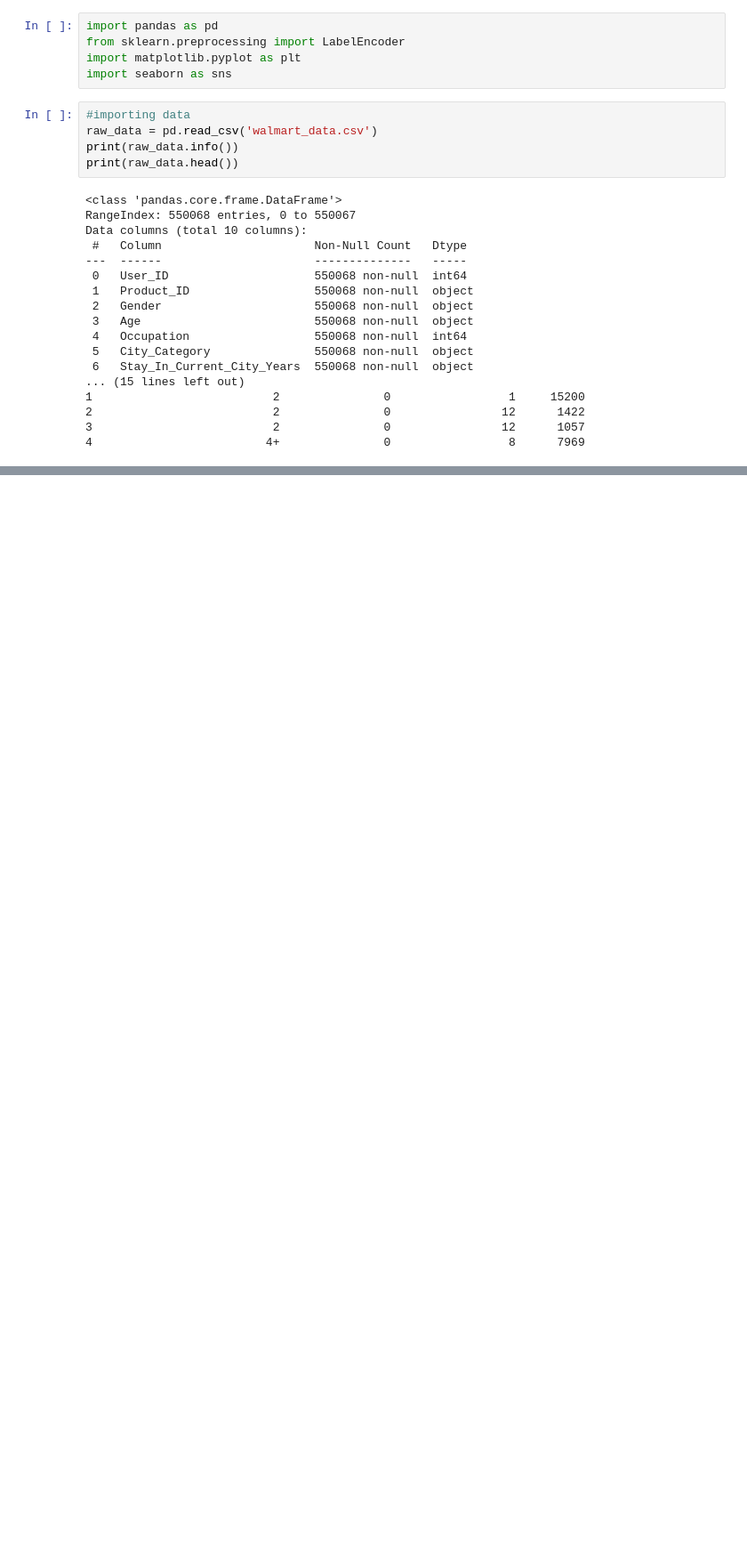
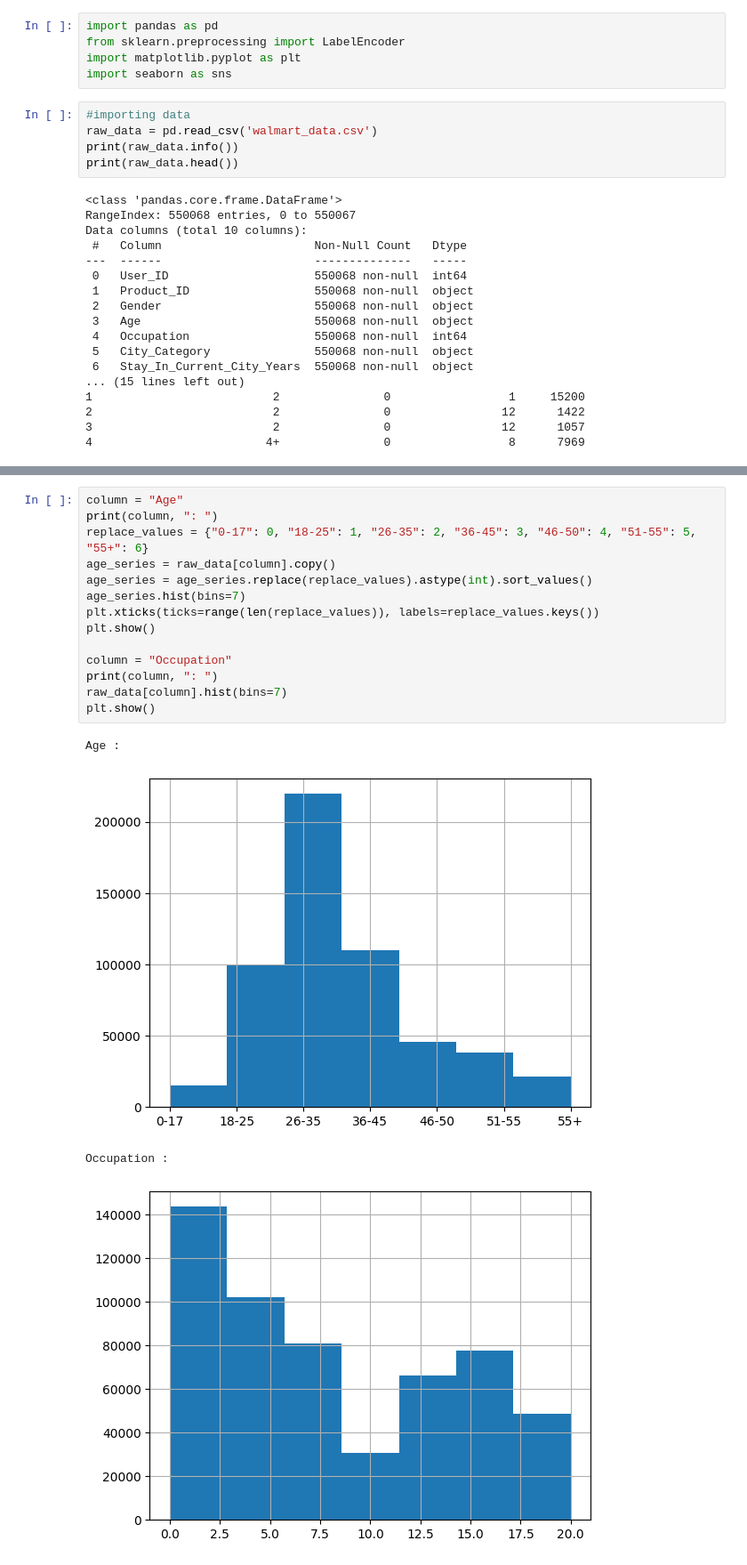
Before and after one commit to Green-Kiwie/Extreme-Couponers-Walmart-Black-Friday, a Jupyter notebook: Data_Exploration.ipynb, the cells around one changed output, grey strips where cells are left out. Shown at 89% size. Saved outputs shown, nothing was run; the diff lists cells and outputs as text; blank space fills up the shorter version.

```diff
--- a/Data_Exploration.ipynb
+++ b/Data_Exploration.ipynb
@@ -45,0 +99,19 @@ plt.show()
+# %%
+column = "Age"
+print(column, ": ")
+replace_values = {"0-17": 0, "18-25": 1, "26-35": 2, "36-45": 3, "46-50": 4, "51-55": 5, "55+": 6}
+age_series = raw_data[column].copy()
+age_series = age_series.replace(replace_values).astype(int).sort_values()
+age_series.hist(bins=7)
+plt.xticks(ticks=range(len(replace_values)), labels=replace_values.keys())
+plt.show()
+
+column = "Occupation"
+print(column, ": ")
+raw_data[column].hist(bins=7)
+plt.show()
+# %% [output]
+Age :
+[figure, added]
+Occupation :
+[figure, added]
```
Also changed, not shown: parts of 6 cells of this notebook.
